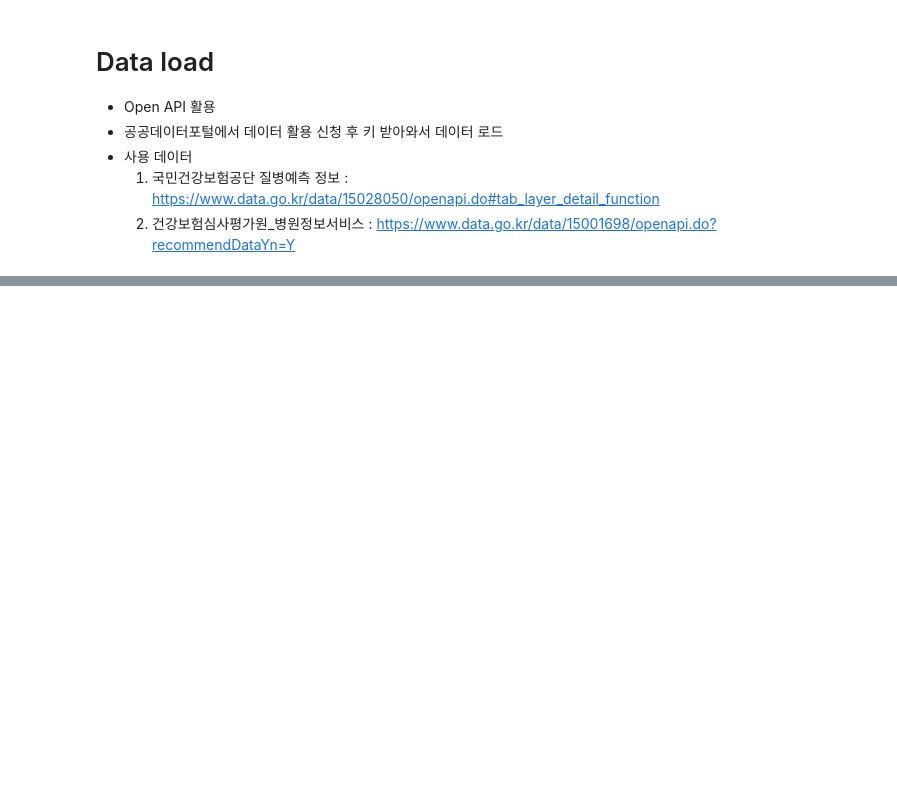
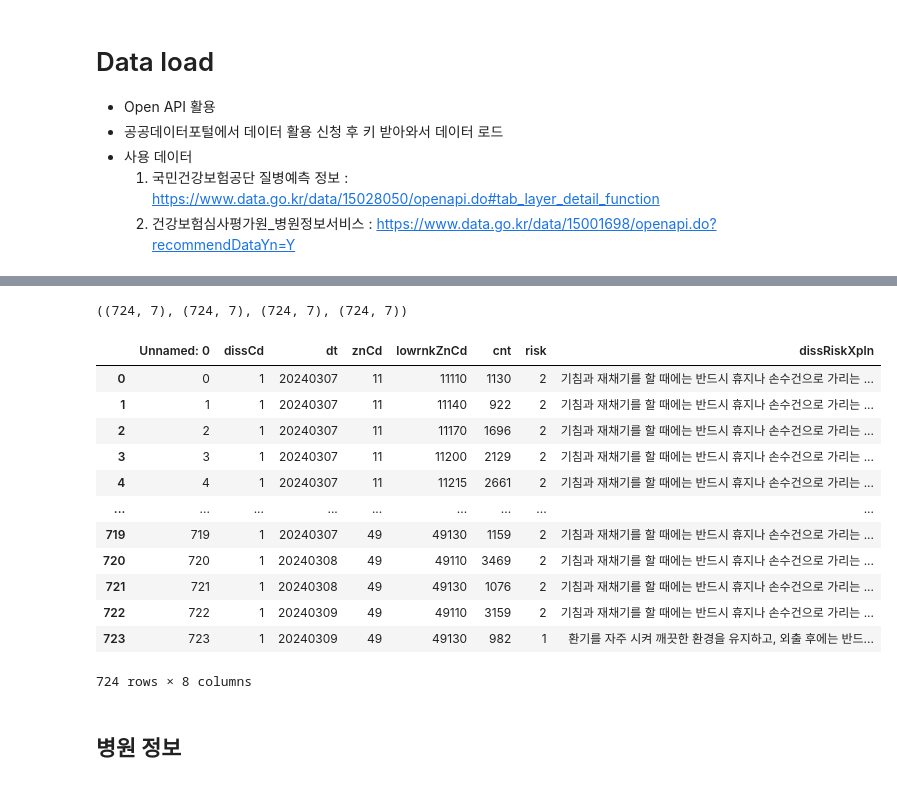
Before and after one commit to h1cho/DAStudy-sun, a Jupyter notebook: HYEWON/Analysis of Areas with Insufficient Healthcare Facilities_EDA.ipynb, the cells around one changed output, grey strips where cells are left out. Cells and saved outputs as stored; diff of their text form; code cells hidden in the pictures; blank space fills up the shorter version.

```diff
--- a/HYEWON/Analysis of Areas with Insufficient Healthcare Facilities_EDA.ipynb
+++ b/HYEWON/Analysis of Areas with Insufficient Healthcare Facilities_EDA.ipynb
@@ -47,0 +183,9 @@ SyntaxError: invalid non-printable character U+00A0 (Temp/ipykernel_25152/322323
+# %%
+df1 = make_df(1)
+df2 = make_df(2)
+df3 = make_df(3)
+df4 = make_df(4)
+
+df1.shape, df2.shape, df3.shape, df4.shape
+# %% [output]
+((724, 7), (724, 7), (724, 7), (724, 7))
@@ -47,0 +197,18 @@ SyntaxError: invalid non-printable character U+00A0 (Temp/ipykernel_25152/322323
+# %%
+pd.read_csv("./data/Healthcare Facilities/df1.csv")
+# %% [output]
+|  | Unnamed: 0 | dissCd | dt | znCd | lowrnkZnCd | cnt | risk | dissRiskXpln |
+| 0 | 0 | 1 | 20240307 | 11 | 11110 | 1130 | 2 | 기침과 재채기를 할 때에는 반드시 휴지나 손수건으로 가리는 ... |
+| 1 | 1 | 1 | 20240307 | 11 | 11140 | 922 | 2 | 기침과 재채기를 할 때에는 반드시 휴지나 손수건으로 가리는 ... |
+| 2 | 2 | 1 | 20240307 | 11 | 11170 | 1696 | 2 | 기침과 재채기를 할 때에는 반드시 휴지나 손수건으로 가리는 ... |
+| 3 | 3 | 1 | 20240307 | 11 | 11200 | 2129 | 2 | 기침과 재채기를 할 때에는 반드시 휴지나 손수건으로 가리는 ... |
+| 4 | 4 | 1 | 20240307 | 11 | 11215 | 2661 | 2 | 기침과 재채기를 할 때에는 반드시 휴지나 손수건으로 가리는 ... |
+| ... | ... | ... | ... | ... | ... | ... | ... | ... |
+| 719 | 719 | 1 | 20240307 | 49 | 49130 | 1159 | 2 | 기침과 재채기를 할 때에는 반드시 휴지나 손수건으로 가리는 ... |
+| 720 | 720 | 1 | 20240308 | 49 | 49110 | 3469 | 2 | 기침과 재채기를 할 때에는 반드시 휴지나 손수건으로 가리는 ... |
+| 721 | 721 | 1 | 20240308 | 49 | 49130 | 1076 | 2 | 기침과 재채기를 할 때에는 반드시 휴지나 손수건으로 가리는 ... |
+| 722 | 722 | 1 | 20240309 | 49 | 49110 | 3159 | 2 | 기침과 재채기를 할 때에는 반드시 휴지나 손수건으로 가리는 ... |
+| 723 | 723 | 1 | 20240309 | 49 | 49130 | 982 | 1 | 환기를 자주 시켜 깨끗한 환경을 유지하고, 외출 후에는 반드... |
+724 rows × 8 columns
+# %% [markdown]
+## 병원 정보
```
Also changed, not shown: parts of 21 cells of this notebook.
